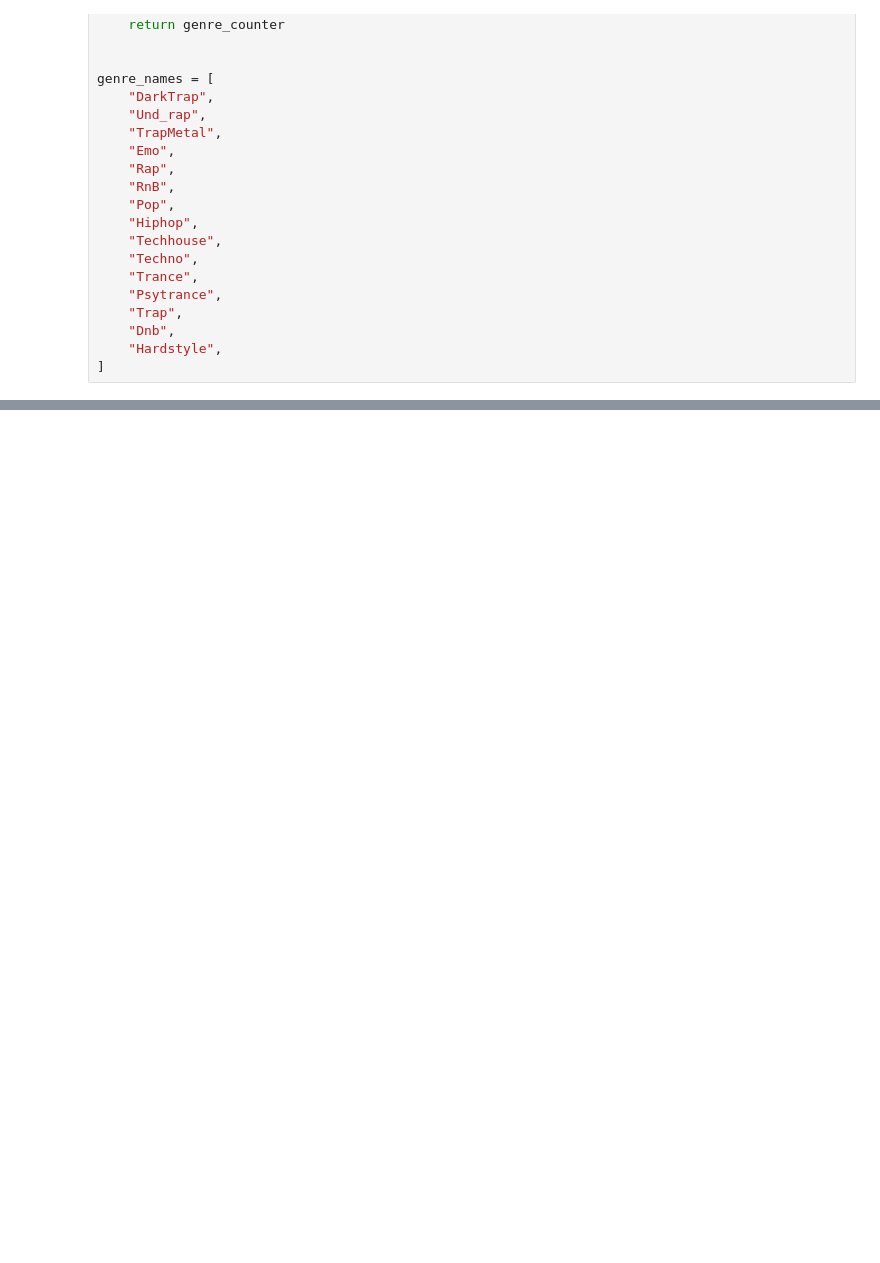
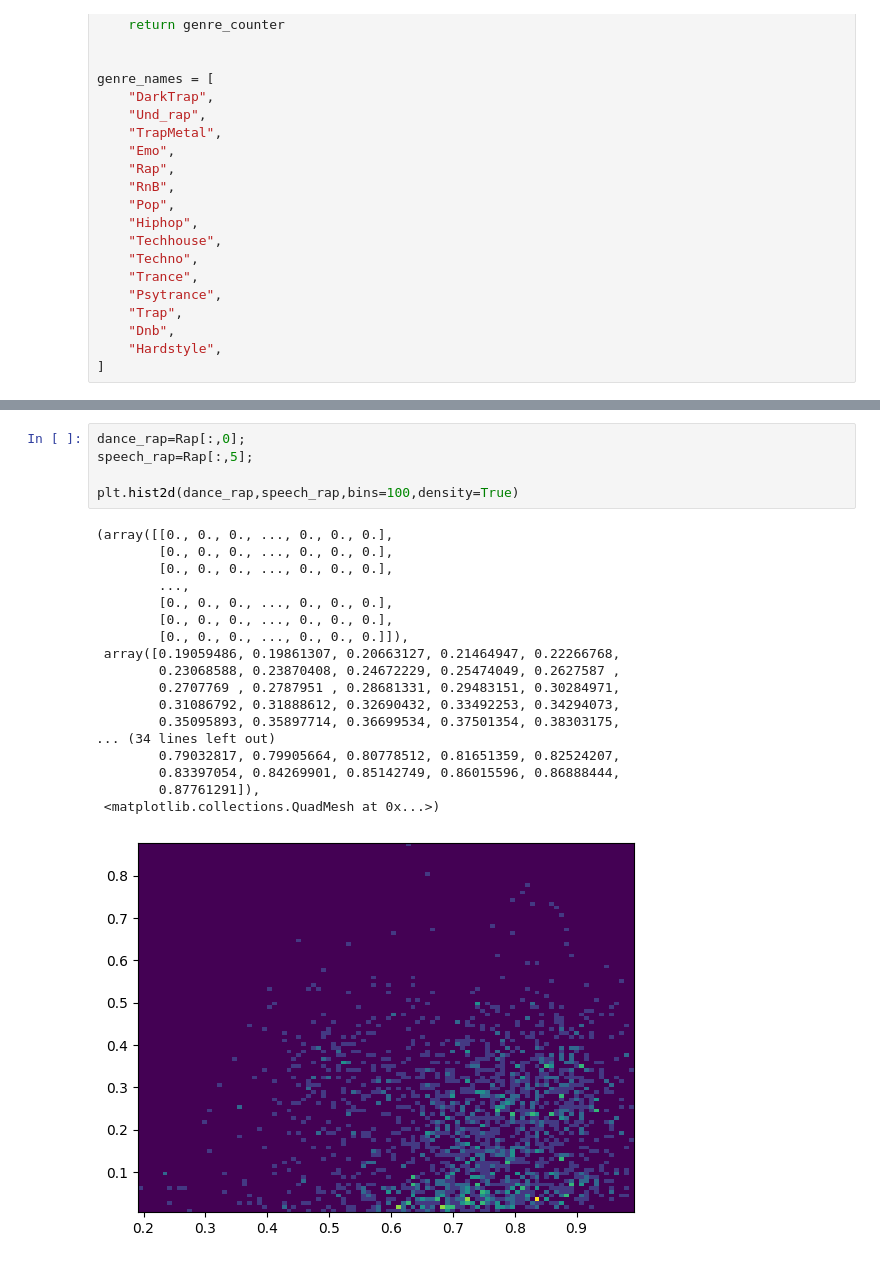
Before and after one commit to henrywhite2727/Genre_Predictor, a Jupyter notebook: testing.ipynb, the cells around one changed output, grey strips where cells are left out. Drawn from its saved outputs; the diff is of its cells as text; blank space fills up the shorter version.

```diff
--- a/testing.ipynb
+++ b/testing.ipynb
@@ -184,0 +250,24 @@ Text(0.5, 1.0, 'Genre Guesses for Hiphop Songs')
+# %%
+dance_rap=Rap[:,0];
+speech_rap=Rap[:,5];
+
+plt.hist2d(dance_rap,speech_rap,bins=100,density=True)
+# %% [output]
+(array([[0., 0., 0., ..., 0., 0., 0.],
+        [0., 0., 0., ..., 0., 0., 0.],
+        [0., 0., 0., ..., 0., 0., 0.],
+        ...,
+        [0., 0., 0., ..., 0., 0., 0.],
+        [0., 0., 0., ..., 0., 0., 0.],
+        [0., 0., 0., ..., 0., 0., 0.]]),
+ array([0.19059486, 0.19861307, 0.20663127, 0.21464947, 0.22266768,
+        0.23068588, 0.23870408, 0.24672229, 0.25474049, 0.2627587 ,
+        0.2707769 , 0.2787951 , 0.28681331, 0.29483151, 0.30284971,
+        0.31086792, 0.31888612, 0.32690432, 0.33492253, 0.34294073,
+        0.35095893, 0.35897714, 0.36699534, 0.37501354, 0.38303175,
+... (34 lines left out)
+        0.79032817, 0.79905664, 0.80778512, 0.81651359, 0.82524207,
+        0.83397054, 0.84269901, 0.85142749, 0.86015596, 0.86888444,
+        0.87761291]),
+ <matplotlib.collections.QuadMesh at 0x...>)
+[figure, added]
```
Also changed, not shown: parts of 7 cells of this notebook, 7 other files.
